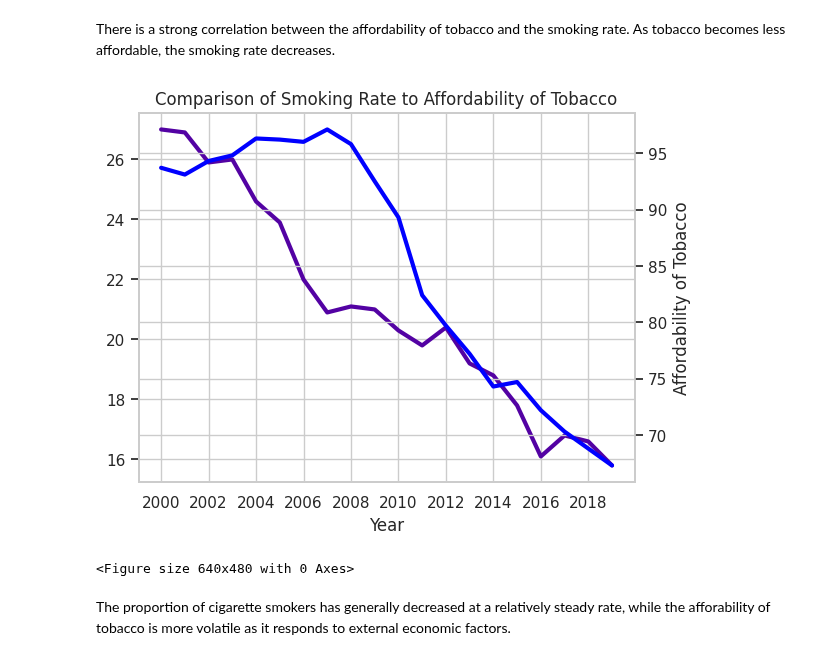
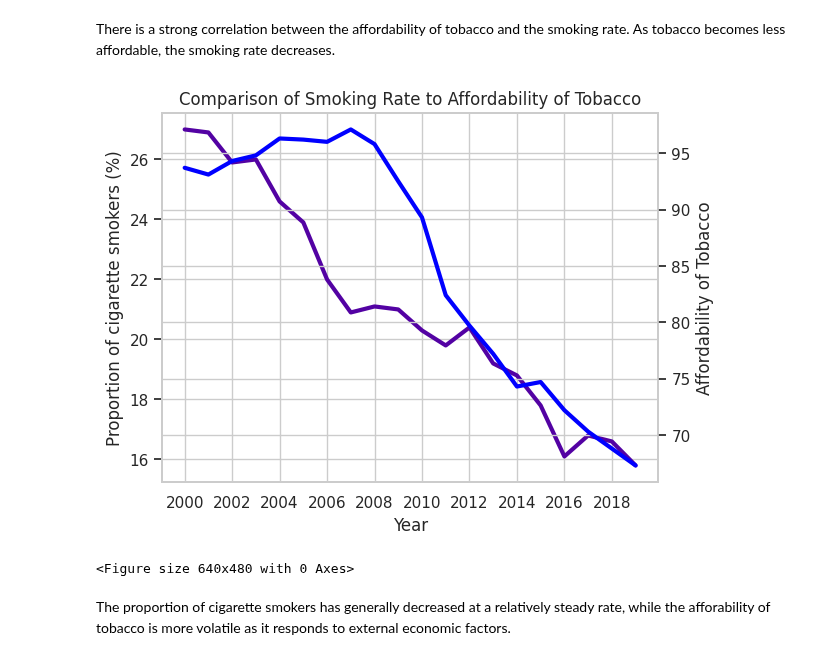
Before and after one commit to rhobaker/Data_Project, a Jupyter notebook: Main_Jupyter_workbook_Rhona.ipynb, the cells around one changed output. Cells and saved outputs as stored; diff of their text form; code cells hidden in the pictures.

```diff
--- a/Main_Jupyter_workbook_Rhona.ipynb
+++ b/Main_Jupyter_workbook_Rhona.ipynb
@@ -595,26 +595,26 @@ There is a strong correlation between the affordability of tobacco and the smoki
 # %%
 #Create a visualisation to compare the proportion of cigarette smokers vs the affordability of tobacco
 sns.set_theme(style="whitegrid", palette="plasma")
 fig, ax3 = plt.subplots()
 plt.title("Comparison of Smoking Rate to Affordability of Tobacco")
 ax3.set_xlabel("Year")
-ax3.set_ylabel = "Proportion of cigarette smokers (%)"
+ax3.set_ylabel("Proportion of cigarette smokers (%)")
 ax3.tick_params(axis='y')
 # Plot smoking rate
 plt.plot(merged_all_datasets['Smoking Rate'], lw=3)
 plt.xticks([2000,2002,2004,2006,2008,2010,2012,2014,2016,2018])
 
 # Adding Twin Axes to plot smoking rates
 ax4 = ax3.twinx()
 ax4.set_ylabel("Affordability of Tobacco")
 plt.plot(merged_all_datasets['Tobacco Affordability Index'], lw=3, color="blue")
 ax4.tick_params(axis='y')
 
 # Show plot
 plt.show()
 plt.clf()
 # %% [output]
-[figure, old version]
+[figure, new version]
 <Figure size 640x480 with 0 Axes>
 # %% [markdown]
 The proportion of cigarette smokers has generally decreased at a relatively steady rate, while the afforability of tobacco is more volatile as it responds to external economic factors.
```
Also changed, not shown: parts of 1 cell of this notebook.
